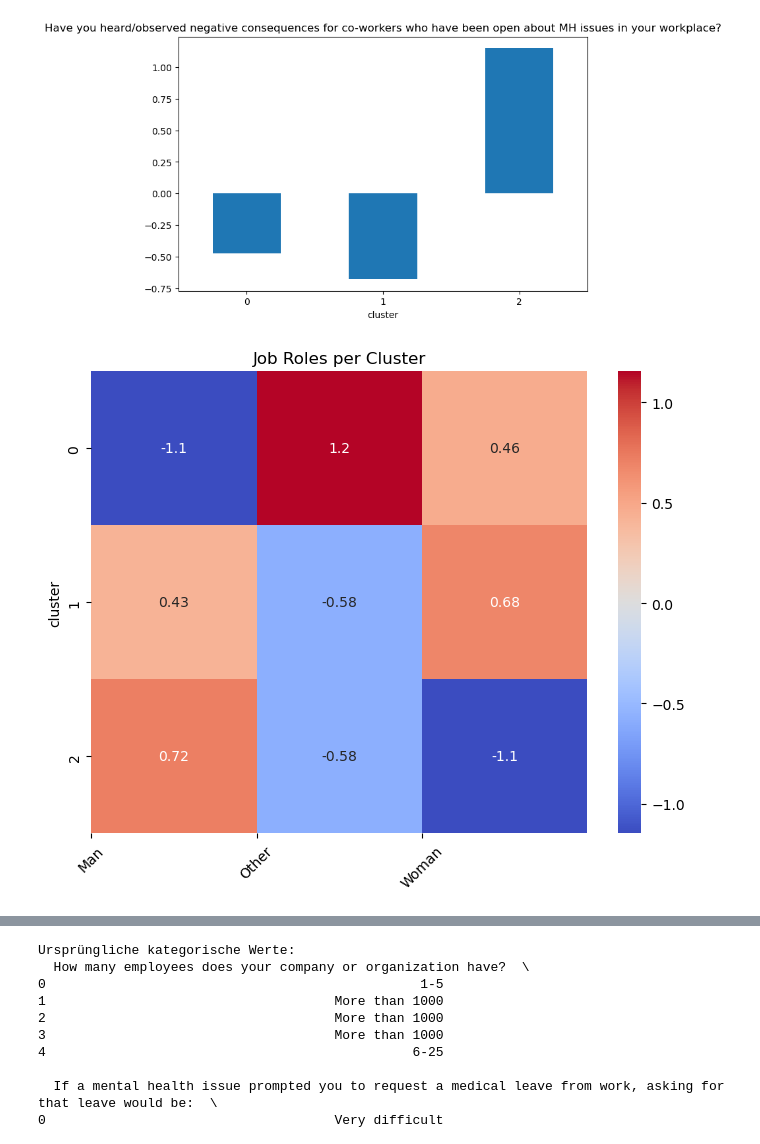
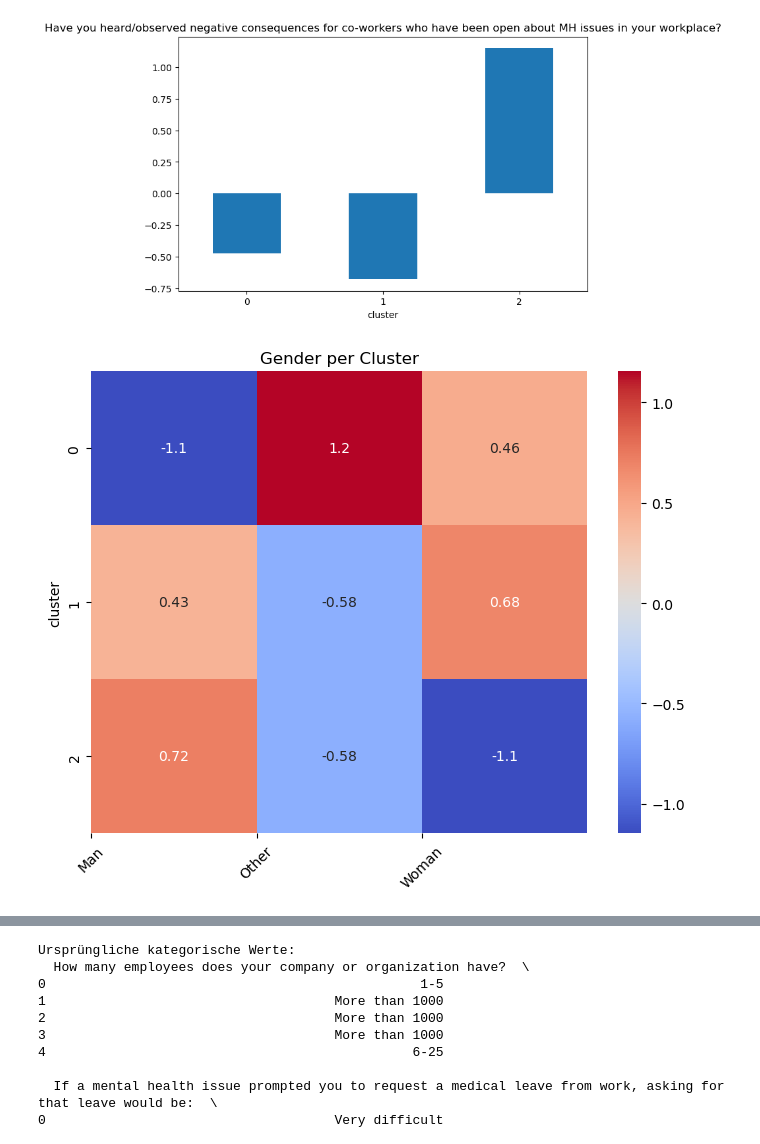
Before and after one commit to thedawid999/Health-Analysis, a Jupyter notebook: code/3_training.ipynb, the cells around one changed output, grey strips where cells are left out. Cells and saved outputs as stored; diff of their text form; code cells hidden in the pictures.

```diff
--- a/code/3_training.ipynb
+++ b/code/3_training.ipynb
@@ -296,17 +297,17 @@ plt.xticks(rotation=0)
 # %%
 ### job roles across all clusters
 features = [
     "What is your gender?_Man",
     "What is your gender?_Other",
     "What is your gender?_Woman"
 ]
 
 plt.figure(figsize=(8, 6))
 sns.heatmap(cluster_means_std[features], cmap="coolwarm", center=0, annot=True)
-plt.title("Job Roles per Cluster")
+plt.title("Gender per Cluster")
 new_labels = ["Man", "Other", "Woman"]
 plt.xticks(ticks=range(len(new_labels)), labels=new_labels, rotation=45)
 plt.savefig("gender_per_cluster.png", dpi=300, bbox_inches="tight")
 plt.show()
 # %% [output]
-[figure, old version]
+[figure, new version]
```
Also changed, not shown: parts of 3 cells of this notebook, 2 other files.
